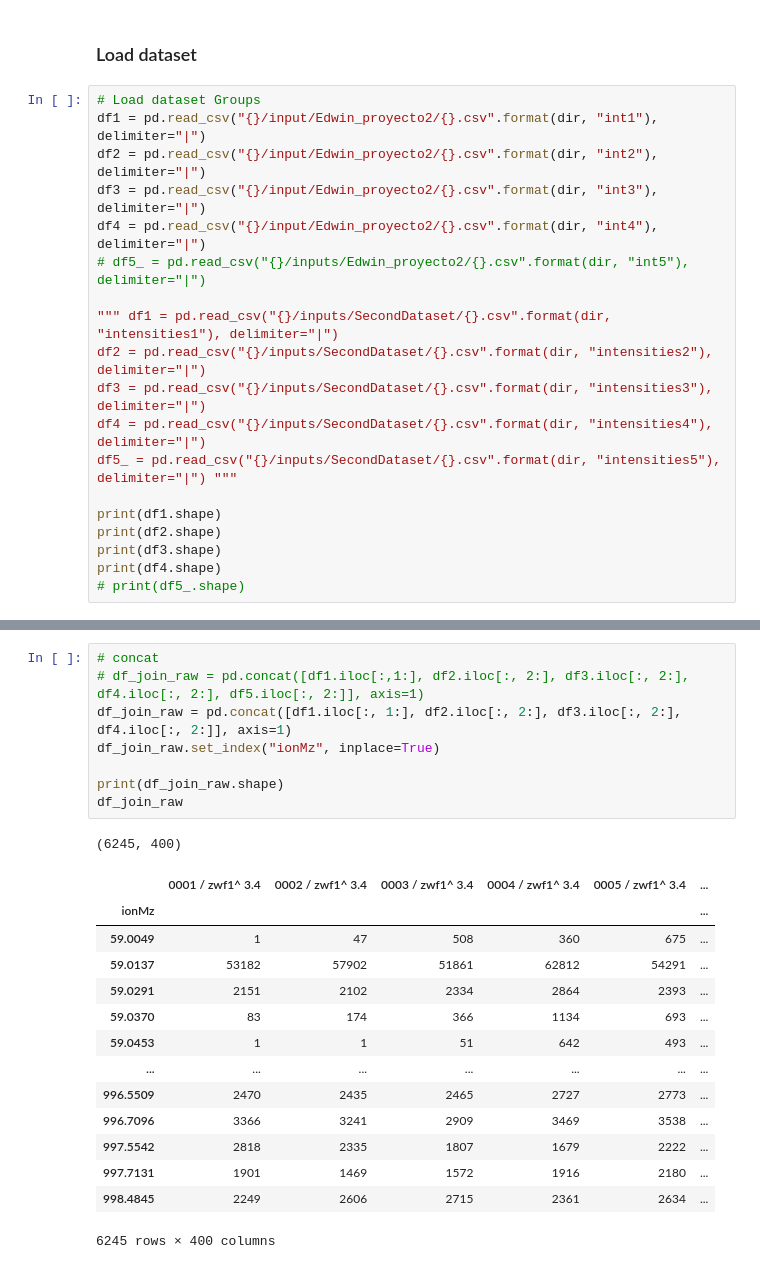
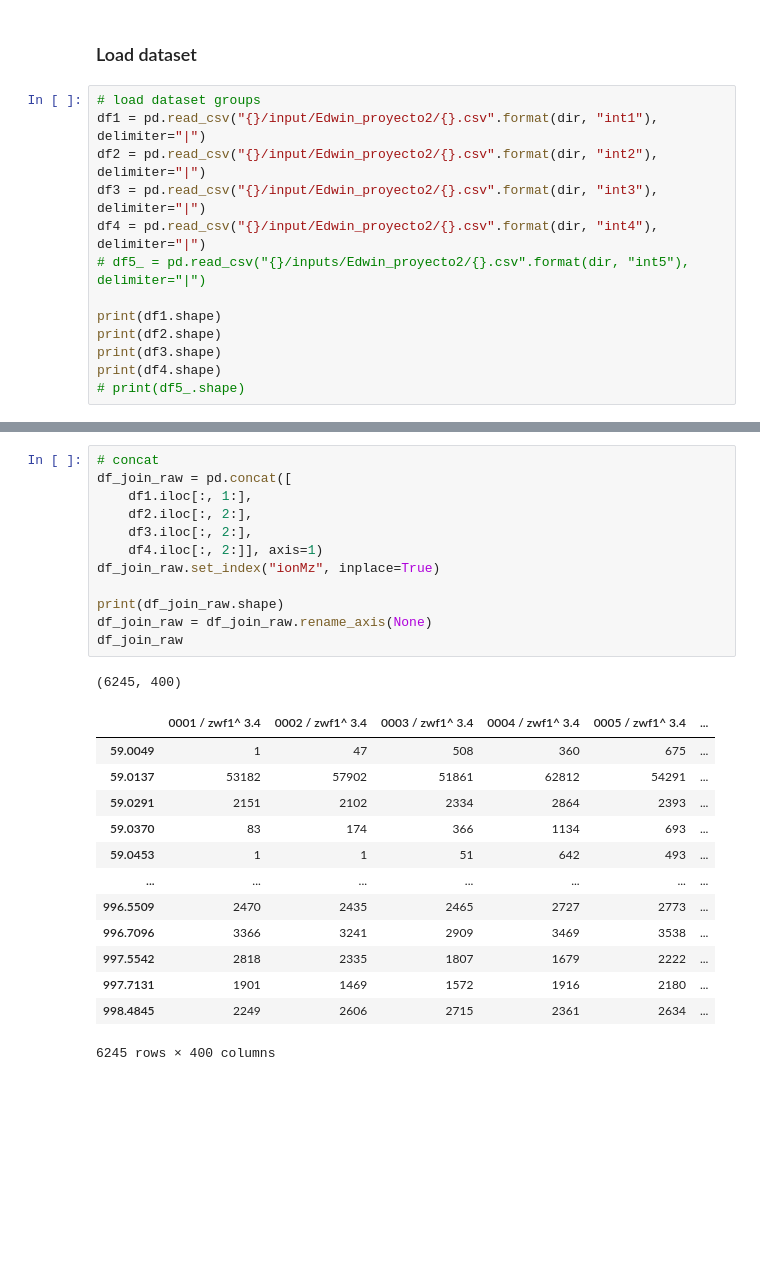
Before and after one commit to win7/GNN_Unsupervised, a Jupyter notebook: preprocessing_raw.ipynb, the cells around one changed output, grey strips where cells are left out. Saved outputs shown, nothing was run; the diff lists cells and outputs as text; blank space fills up the shorter version.

```diff
--- a/preprocessing_raw.ipynb
+++ b/preprocessing_raw.ipynb
@@ -34,19 +36,13 @@ time: 2.6 ms (started: 2023-05-29 13:29:42 -05:00)
 # %% [markdown]
 ### Load dataset
 # %%
-# Load dataset Groups
+# load dataset groups
 df1 = pd.read_csv("{}/input/Edwin_proyecto2/{}.csv".format(dir, "int1"), delimiter="|")
 df2 = pd.read_csv("{}/input/Edwin_proyecto2/{}.csv".format(dir, "int2"), delimiter="|")
 df3 = pd.read_csv("{}/input/Edwin_proyecto2/{}.csv".format(dir, "int3"), delimiter="|")
 df4 = pd.read_csv("{}/input/Edwin_proyecto2/{}.csv".format(dir, "int4"), delimiter="|")
 # df5_ = pd.read_csv("{}/inputs/Edwin_proyecto2/{}.csv".format(dir, "int5"), delimiter="|")
 
-""" df1 = pd.read_csv("{}/inputs/SecondDataset/{}.csv".format(dir, "intensities1"), delimiter="|")
-df2 = pd.read_csv("{}/inputs/SecondDataset/{}.csv".format(dir, "intensities2"), delimiter="|")
-df3 = pd.read_csv("{}/inputs/SecondDataset/{}.csv".format(dir, "intensities3"), delimiter="|")
-df4 = pd.read_csv("{}/inputs/SecondDataset/{}.csv".format(dir, "intensities4"), delimiter="|")
-df5_ = pd.read_csv("{}/inputs/SecondDataset/{}.csv".format(dir, "intensities5"), delimiter="|") """
-
 print(df1.shape)
 print(df2.shape)
 print(df3.shape)
@@ -61,15 +57,18 @@ time: 209 ms (started: 2023-05-29 13:29:42 -05:00)
 # %%
 # concat
-# df_join_raw = pd.concat([df1.iloc[:,1:], df2.iloc[:, 2:], df3.iloc[:, 2:], df4.iloc[:, 2:], df5.iloc[:, 2:]], axis=1)
-df_join_raw = pd.concat([df1.iloc[:, 1:], df2.iloc[:, 2:], df3.iloc[:, 2:], df4.iloc[:, 2:]], axis=1)
+df_join_raw = pd.concat([
+    df1.iloc[:, 1:],
+    df2.iloc[:, 2:],
+    df3.iloc[:, 2:],
+    df4.iloc[:, 2:]], axis=1)
 df_join_raw.set_index("ionMz", inplace=True)
 
 print(df_join_raw.shape)
+df_join_raw = df_join_raw.rename_axis(None)
 df_join_raw
 # %% [output]
 (6245, 400)
 |  | 0001 / zwf1^ 3.4 | 0002 / zwf1^ 3.4 | 0003 / zwf1^ 3.4 | 0004 / zwf1^ 3.4 | 0005 / zwf1^ 3.4 | ... |
-| ionMz |  |  |  |  |  | ... |
 | 59.0049 | 1 | 47 | 508 | 360 | 675 | ... |
 | 59.0137 | 53182 | 57902 | 51861 | 62812 | 54291 | ... |
 | 59.0291 | 2151 | 2102 | 2334 | 2864 | 2393 | ... |
```
Also changed, not shown: parts of 26 cells of this notebook, 3 other files.
